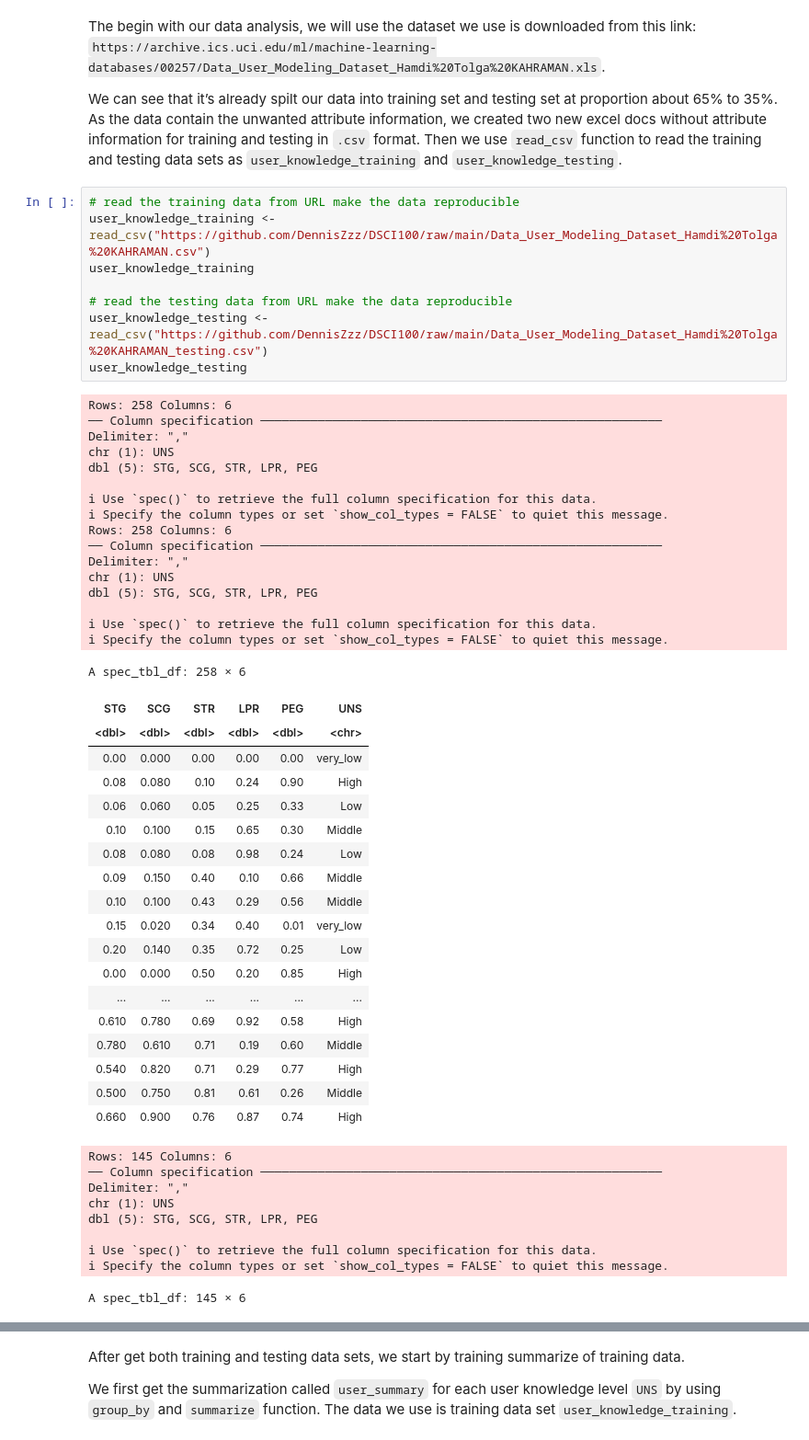
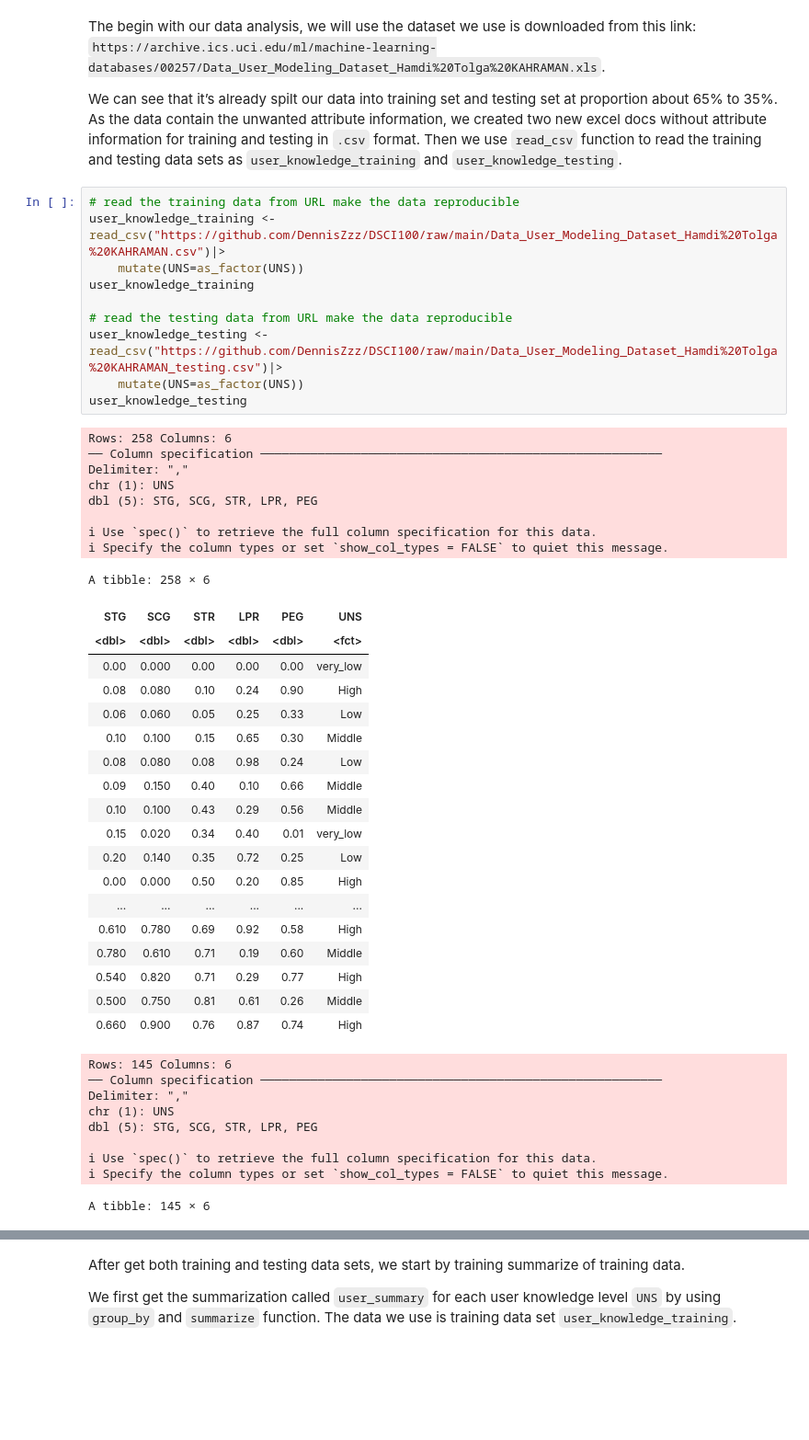
Before and after one commit to DennisZzz/DSCI100, a Jupyter notebook: user knowledge.ipynb, the cells around one changed output, grey strips where cells are left out. Shown at 92% size. Saved outputs shown, nothing was run; the diff lists cells and outputs as text; blank space fills up the shorter version.

```diff
--- a/user knowledge.ipynb
+++ b/user knowledge.ipynb
@@ -71,32 +71,26 @@ The begin with our data analysis, we will use the dataset we use is downloaded f
 We can see that it’s already spilt our data into training set and testing set at proportion about 65% to 35%. As the data contain the unwanted attribute information, we created two new excel docs without attribute information for training and testing in `.csv` format. Then we use `read_csv` function to read the training and testing data sets as `user_knowledge_training` and `user_knowledge_testing`.
 # %%
 # read the training data from URL make the data reproducible
-user_knowledge_training <- read_csv("https://github.com/DennisZzz/DSCI100/raw/main/Data_User_Modeling_Dataset_Hamdi%20Tolga%20KAHRAMAN.csv")
+user_knowledge_training <- read_csv("https://github.com/DennisZzz/DSCI100/raw/main/Data_User_Modeling_Dataset_Hamdi%20Tolga%20KAHRAMAN.csv")|>
+    mutate(UNS=as_factor(UNS))
 user_knowledge_training
 
 # read the testing data from URL make the data reproducible
-user_knowledge_testing <- read_csv("https://github.com/DennisZzz/DSCI100/raw/main/Data_User_Modeling_Dataset_Hamdi%20Tolga%20KAHRAMAN_testing.csv")
+user_knowledge_testing <- read_csv("https://github.com/DennisZzz/DSCI100/raw/main/Data_User_Modeling_Dataset_Hamdi%20Tolga%20KAHRAMAN_testing.csv")|>
+    mutate(UNS=as_factor(UNS))
 user_knowledge_testing
 # %% [output]
 Rows: 258 Columns: 6
 ── Column specification ────────────────────────────────────────────────────────
 Delimiter: ","
 chr (1): UNS
 dbl (5): STG, SCG, STR, LPR, PEG
 
 ℹ Use `spec()` to retrieve the full column specification for this data.
 ℹ Specify the column types or set `show_col_types = FALSE` to quiet this message.
-Rows: 258 Columns: 6
-── Column specification ────────────────────────────────────────────────────────
-Delimiter: ","
-chr (1): UNS
-dbl (5): STG, SCG, STR, LPR, PEG
-
-ℹ Use `spec()` to retrieve the full column specification for this data.
-ℹ Specify the column types or set `show_col_types = FALSE` to quiet this message.
-A spec_tbl_df: 258 × 6
+A tibble: 258 × 6
 | STG | SCG | STR | LPR | PEG | UNS |
-| <dbl> | <dbl> | <dbl> | <dbl> | <dbl> | <chr> |
+| <dbl> | <dbl> | <dbl> | <dbl> | <dbl> | <fct> |
 | 0.00 | 0.000 | 0.00 | 0.00 | 0.00 | very_low |
 | 0.08 | 0.080 | 0.10 | 0.24 | 0.90 | High |
 | 0.06 | 0.060 | 0.05 | 0.25 | 0.33 | Low |
@@ -121,5 +115,5 @@ dbl (5): STG, SCG, STR, LPR, PEG
 
 ℹ Use `spec()` to retrieve the full column specification for this data.
 ℹ Specify the column types or set `show_col_types = FALSE` to quiet this message.
-A spec_tbl_df: 145 × 6
+A tibble: 145 × 6
 | STG | SCG | STR | LPR | PEG | UNS |
```
Also changed, not shown: parts of 10 cells of this notebook.
